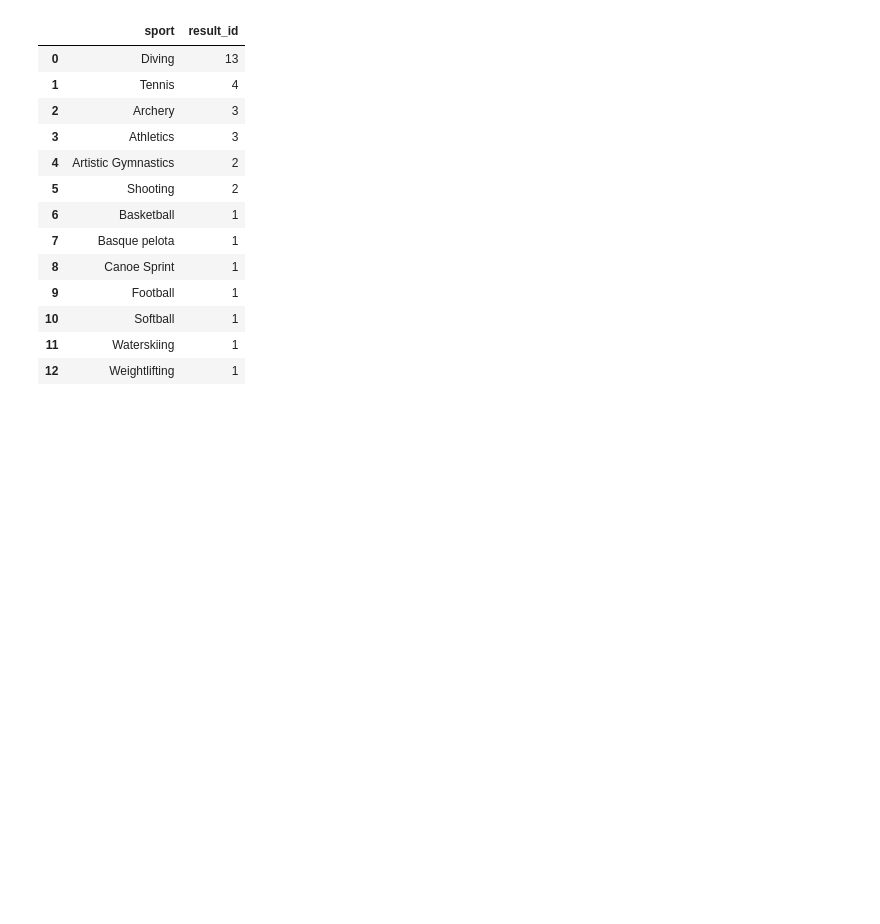
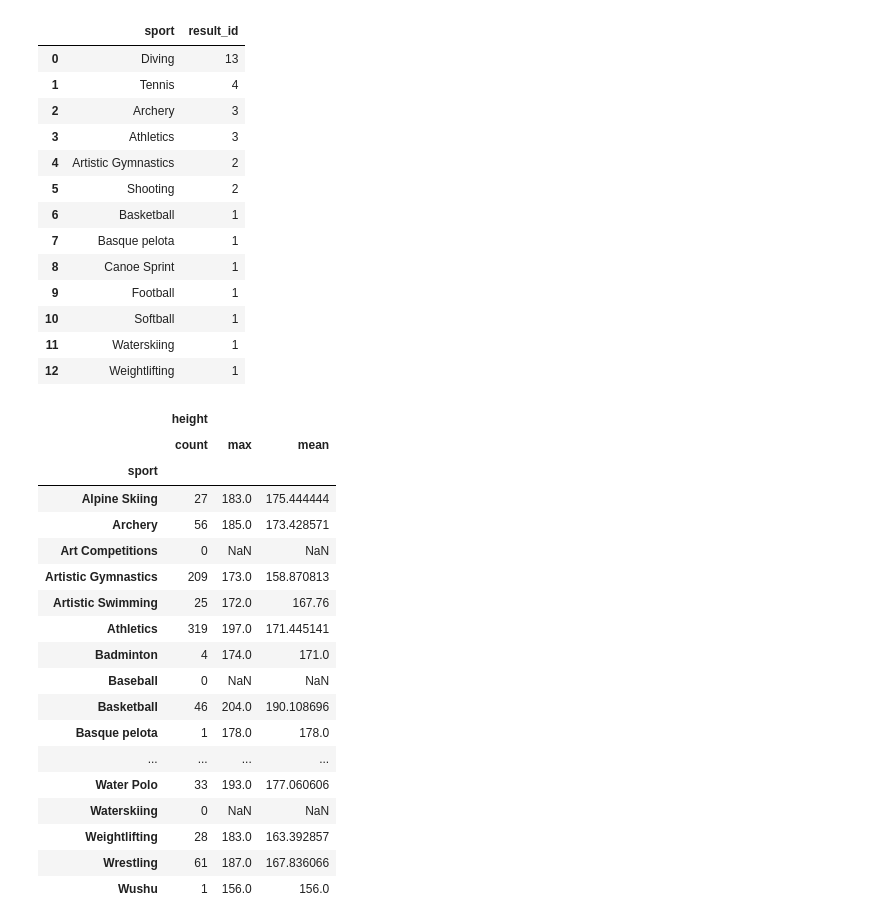
Before and after one commit to villalbaflores3/analisis, a Jupyter notebook: python/limpiezacsv.ipynb, the cells around one changed output. Saved outputs shown, nothing was run; the diff lists cells and outputs as text; code cells hidden in the pictures; blank space fills up the shorter version.

```diff
--- a/python/limpiezacsv.ipynb
+++ b/python/limpiezacsv.ipynb
@@ -267,3 +267,25 @@ datosInsertar
 | 10 | Softball | 1 |
 | 11 | Waterskiing | 1 |
 | 12 | Weightlifting | 1 |
+# %%
+MXJuegoOlimpicos[["sport","height"]].groupby("sport").aggregate(["count", max, np.mean])
+# %% [output]
+|  | height |  |  |
+|  | count | max | mean |
+| sport |  |  |  |
+| Alpine Skiing | 27 | 183.0 | 175.444444 |
+| Archery | 56 | 185.0 | 173.428571 |
+| Art Competitions | 0 | NaN | NaN |
+| Artistic Gymnastics | 209 | 173.0 | 158.870813 |
+| Artistic Swimming | 25 | 172.0 | 167.76 |
+| Athletics | 319 | 197.0 | 171.445141 |
+| Badminton | 4 | 174.0 | 171.0 |
+| Baseball | 0 | NaN | NaN |
+| Basketball | 46 | 204.0 | 190.108696 |
+| Basque pelota | 1 | 178.0 | 178.0 |
+| ... | ... | ... | ... |
+| Water Polo | 33 | 193.0 | 177.060606 |
+| Waterskiing | 0 | NaN | NaN |
+| Weightlifting | 28 | 183.0 | 163.392857 |
+| Wrestling | 61 | 187.0 | 167.836066 |
+| Wushu | 1 | 156.0 | 156.0 |
```
Also changed, not shown: 2 other files.
